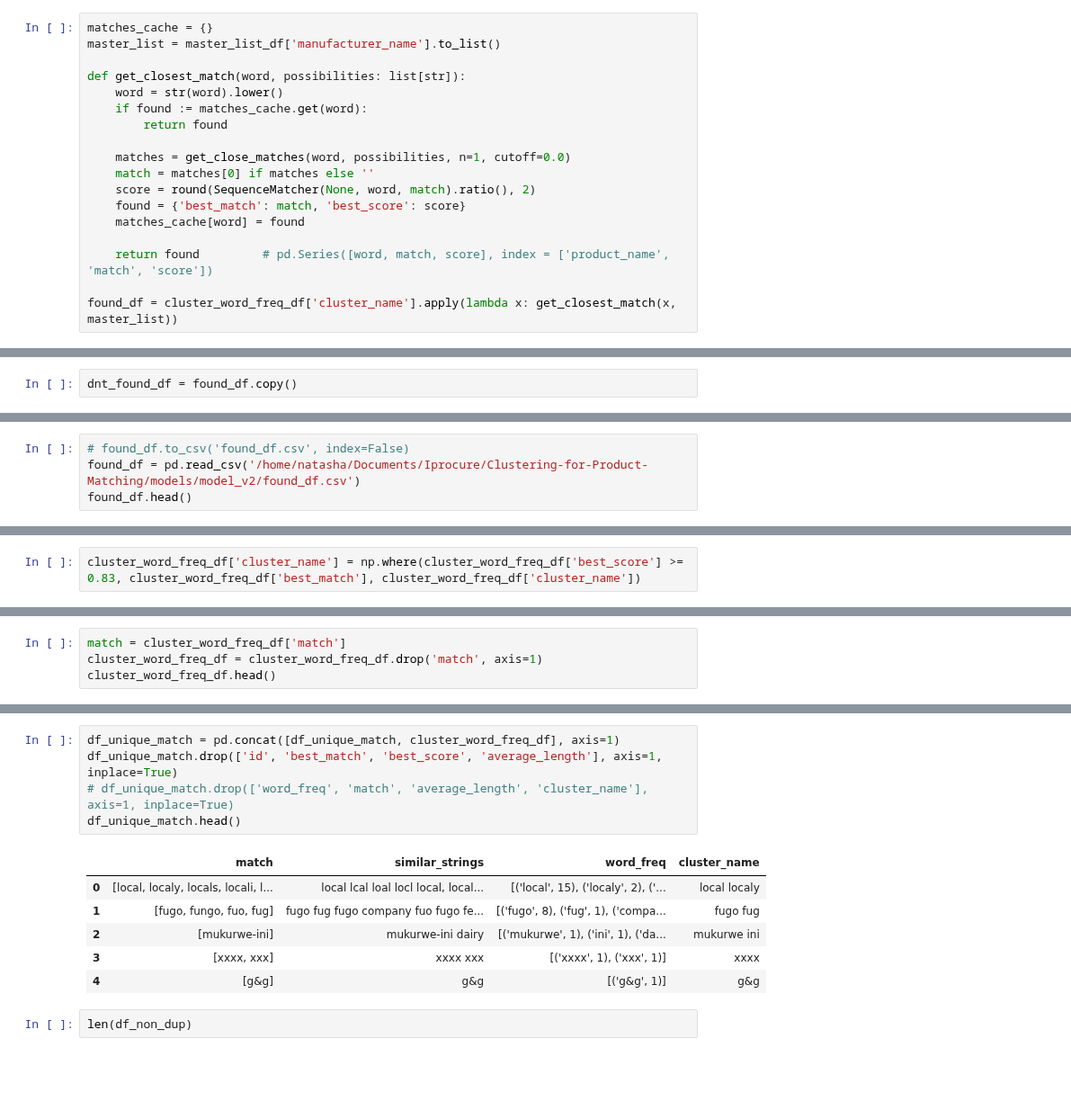
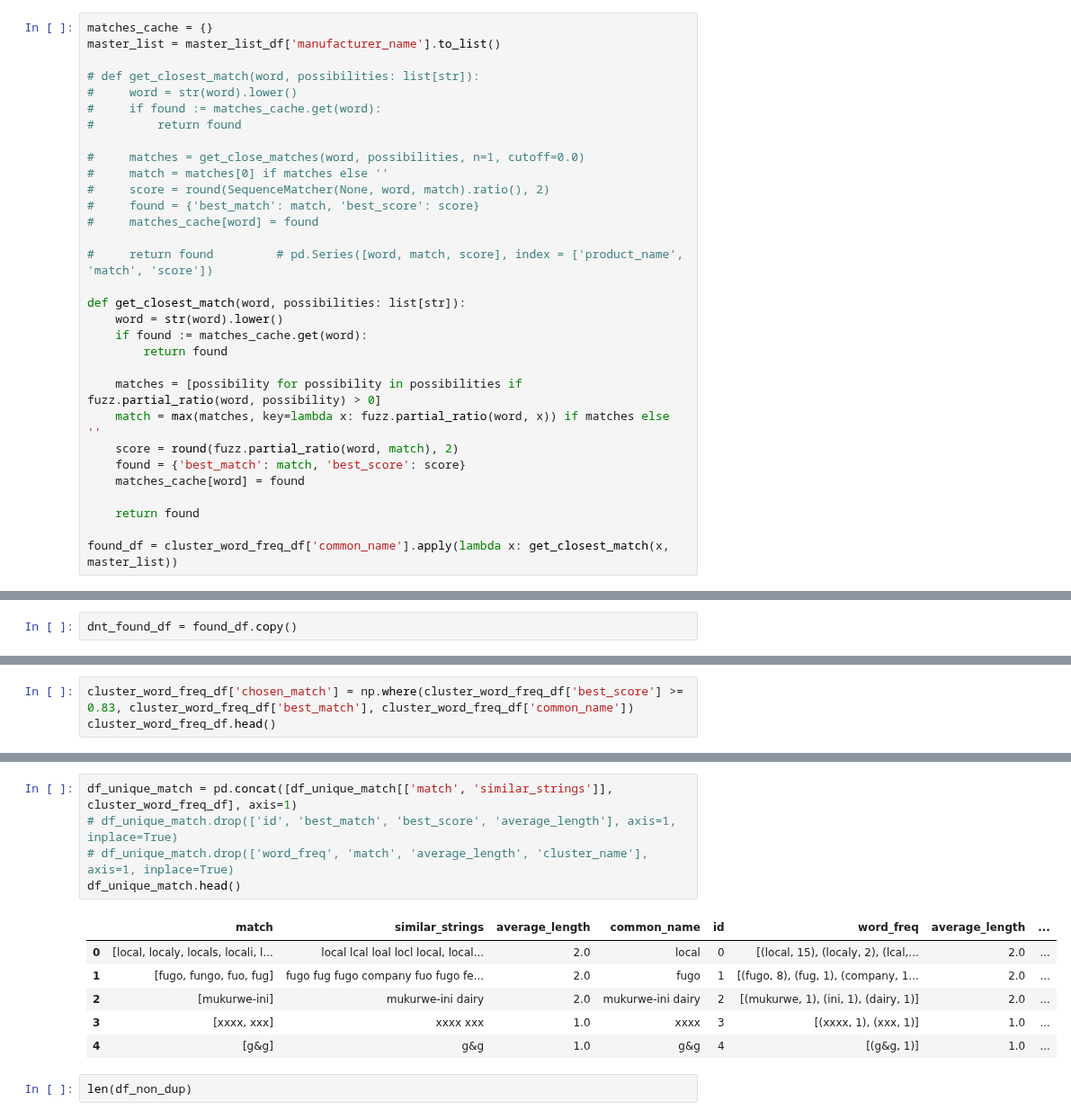
Before and after one commit to natbernard/Clustering-for-Product-Matching, a Jupyter notebook: models/model_v2/manufacturers_clustering.ipynb, the cells around one changed output, grey strips where cells are left out. Shown at 90% size. Cells and saved outputs as stored; diff of their text form; blank space fills up the shorter version.

```diff
--- a/models/model_v2/manufacturers_clustering.ipynb
+++ b/models/model_v2/manufacturers_clustering.ipynb
@@ -387,18 +370,31 @@ master_list_df['manufacturer_name'] = master_list_df['manufacturer_name'].astype
 # %%
 matches_cache = {}
 master_list = master_list_df['manufacturer_name'].to_list()
+
+# def get_closest_match(word, possibilities: list[str]):
+#     word = str(word).lower()
+#     if found := matches_cache.get(word):
+#         return found
+
+#     matches = get_close_matches(word, possibilities, n=1, cutoff=0.0)
+#     match = matches[0] if matches else ''
+#     score = round(SequenceMatcher(None, word, match).ratio(), 2)
+#     found = {'best_match': match, 'best_score': score}
+#     matches_cache[word] = found
+
+#     return found         # pd.Series([word, match, score], index = ['product_name', 'match', 'score'])
 
 def get_closest_match(word, possibilities: list[str]):
     word = str(word).lower()
     if found := matches_cache.get(word):
         return found
 
-    matches = get_close_matches(word, possibilities, n=1, cutoff=0.0)
-    match = matches[0] if matches else ''
-    score = round(SequenceMatcher(None, word, match).ratio(), 2)
+    matches = [possibility for possibility in possibilities if fuzz.partial_ratio(word, possibility) > 0]
+    match = max(matches, key=lambda x: fuzz.partial_ratio(word, x)) if matches else ''
+    score = round(fuzz.partial_ratio(word, match), 2)
     found = {'best_match': match, 'best_score': score}
     matches_cache[word] = found
 
-    return found         # pd.Series([word, match, score], index = ['product_name', 'match', 'score'])
+    return found
 
-found_df = cluster_word_freq_df['cluster_name'].apply(lambda x: get_closest_match(x, master_list))
+found_df = cluster_word_freq_df['common_name'].apply(lambda x: get_closest_match(x, master_list))
@@ -425,4 +412,0 @@ found_df.head()
-# %%
-# found_df.to_csv('found_df.csv', index=False)
-found_df = pd.read_csv('/home/natasha/Documents/Iprocure/Clustering-for-Product-Matching/models/model_v2/found_df.csv')
-found_df.head()
@@ -465,2 +429,3 @@ cluster_word_freq_df[cluster_word_freq_df['best_score'] >= 0.82]
 # %%
-cluster_word_freq_df['cluster_name'] = np.where(cluster_word_freq_df['best_score'] >= 0.83, cluster_word_freq_df['best_match'], cluster_word_freq_df['cluster_name'])
+cluster_word_freq_df['chosen_match'] = np.where(cluster_word_freq_df['best_score'] >= 0.83, cluster_word_freq_df['best_match'], cluster_word_freq_df['common_name'])
+cluster_word_freq_df.head()
@@ -467,4 +438,0 @@ cluster_word_freq_df['cluster_name'] = np.where(cluster_word_freq_df['best_score
-# %%
-match = cluster_word_freq_df['match']
-cluster_word_freq_df = cluster_word_freq_df.drop('match', axis=1)
-cluster_word_freq_df.head()
@@ -478,15 +448,15 @@ cluster_word_freq_df.head()
 # %%
-df_unique_match = pd.concat([df_unique_match, cluster_word_freq_df], axis=1)
-df_unique_match.drop(['id', 'best_match', 'best_score', 'average_length'], axis=1, inplace=True)
+df_unique_match = pd.concat([df_unique_match[['match', 'similar_strings']], cluster_word_freq_df], axis=1)
+# df_unique_match.drop(['id', 'best_match', 'best_score', 'average_length'], axis=1, inplace=True)
 # df_unique_match.drop(['word_freq', 'match', 'average_length', 'cluster_name'], axis=1, inplace=True)
 df_unique_match.head()
 # %% [output]
-|  | match | similar_strings | word_freq | cluster_name |
-| 0 | [local, localy, locals, locali, l... | local lcal loal locl local, local... | [('local', 15), ('localy', 2), ('... | local localy |
-| 1 | [fugo, fungo, fuo, fug] | fugo fug fugo company fuo fugo fe... | [('fugo', 8), ('fug', 1), ('compa... | fugo fug |
-| 2 | [mukurwe-ini] | mukurwe-ini dairy | [('mukurwe', 1), ('ini', 1), ('da... | mukurwe ini |
-| 3 | [xxxx, xxx] | xxxx xxx | [('xxxx', 1), ('xxx', 1)] | xxxx |
-| 4 | [g&g] | g&g | [('g&g', 1)] | g&g |
+|  | match | similar_strings | average_length | common_name | id | word_freq | average_length | ... |
+| 0 | [local, localy, locals, locali, l... | local lcal loal locl local, local... | 2.0 | local | 0 | [(local, 15), (localy, 2), (lcal,... | 2.0 | ... |
+| 1 | [fugo, fungo, fuo, fug] | fugo fug fugo company fuo fugo fe... | 2.0 | fugo | 1 | [(fugo, 8), (fug, 1), (company, 1... | 2.0 | ... |
+| 2 | [mukurwe-ini] | mukurwe-ini dairy | 2.0 | mukurwe-ini dairy | 2 | [(mukurwe, 1), (ini, 1), (dairy, 1)] | 2.0 | ... |
+| 3 | [xxxx, xxx] | xxxx xxx | 1.0 | xxxx | 3 | [(xxxx, 1), (xxx, 1)] | 1.0 | ... |
+| 4 | [g&g] | g&g | 1.0 | g&g | 4 | [(g&g, 1)] | 1.0 | ... |
 # %%
 len(df_non_dup)
 # %% [output]
```
Also changed, not shown: parts of 33 cells of this notebook.
